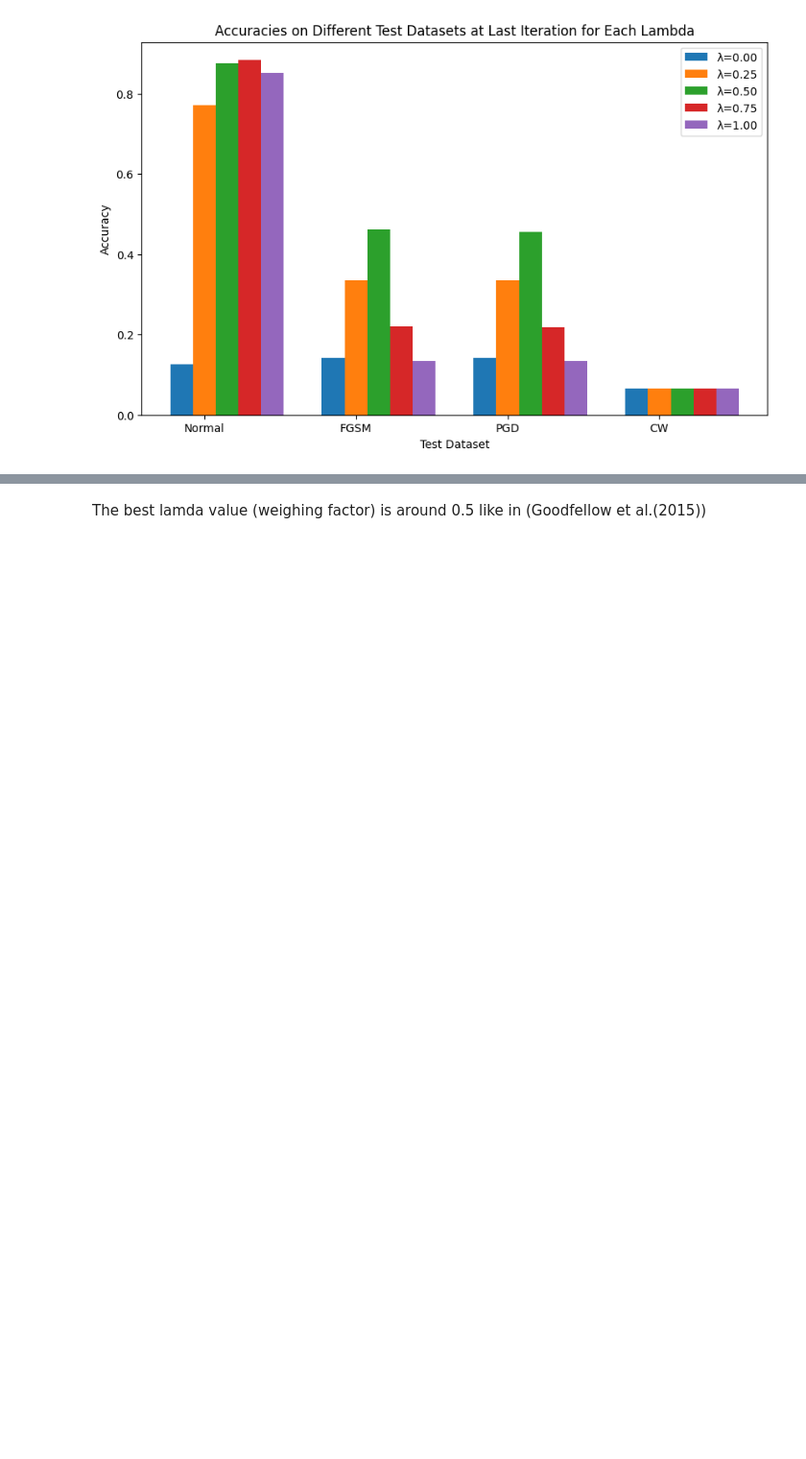
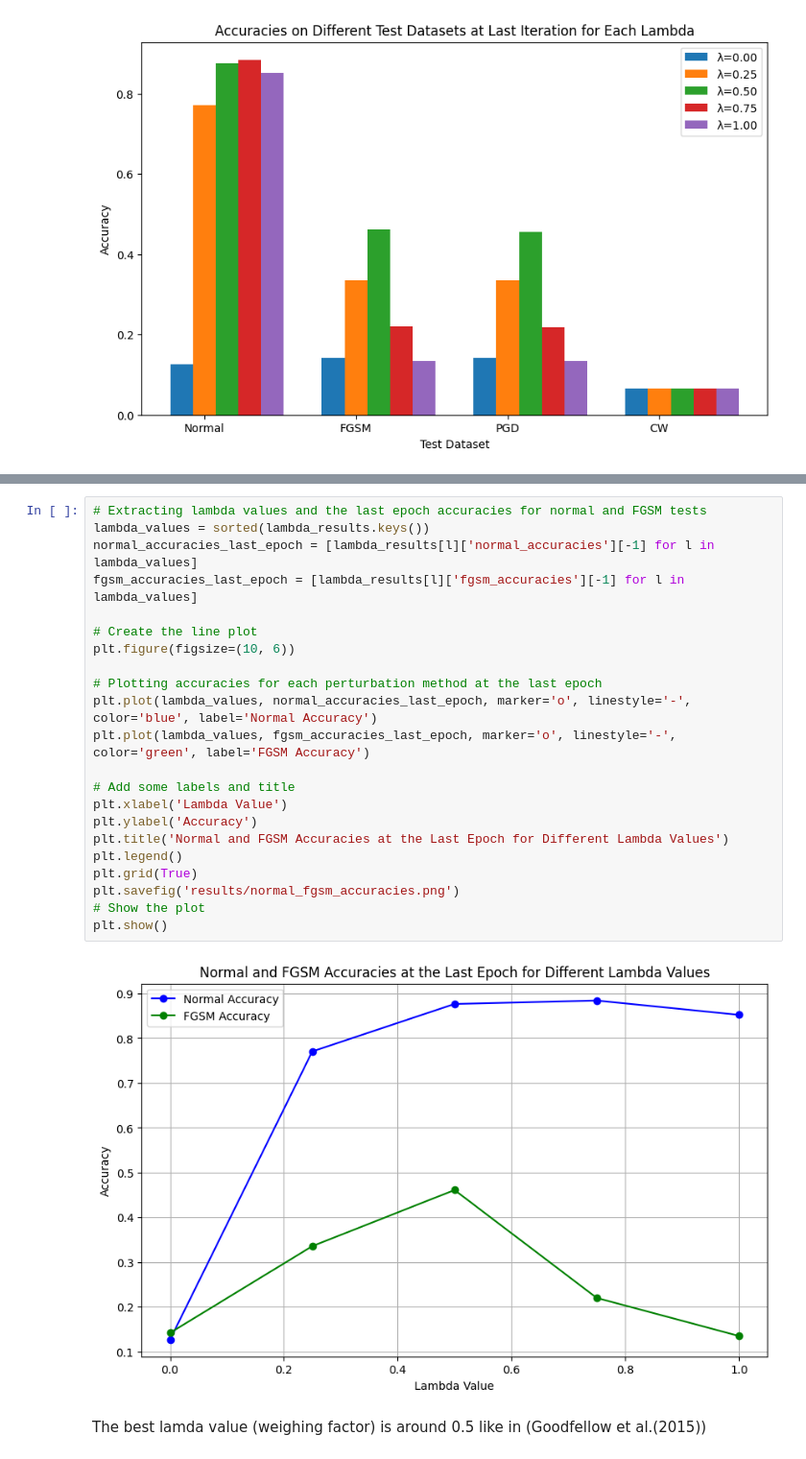
Before and after one commit to yann-Choho/Advanced_ML_project, a Jupyter notebook: attacks_defences.ipynb, the cells around one changed output, grey strips where cells are left out. Shown at 96% size. Cells and saved outputs as stored; diff of their text form; blank space fills up the shorter version.

```diff
--- a/attacks_defences.ipynb
+++ b/attacks_defences.ipynb
@@ -846,5 +784,29 @@ plt.legend()
 plt.show()
 # %% [output]
 [figure]
+# %%
+# Extracting lambda values and the last epoch accuracies for normal and FGSM tests
+lambda_values = sorted(lambda_results.keys())
+normal_accuracies_last_epoch = [lambda_results[l]['normal_accuracies'][-1] for l in lambda_values]
+fgsm_accuracies_last_epoch = [lambda_results[l]['fgsm_accuracies'][-1] for l in lambda_values]
+
+# Create the line plot
+plt.figure(figsize=(10, 6))
+
+# Plotting accuracies for each perturbation method at the last epoch
+plt.plot(lambda_values, normal_accuracies_last_epoch, marker='o', linestyle='-', color='blue', label='Normal Accuracy')
+plt.plot(lambda_values, fgsm_accuracies_last_epoch, marker='o', linestyle='-', color='green', label='FGSM Accuracy')
+
+# Add some labels and title
+plt.xlabel('Lambda Value')
+plt.ylabel('Accuracy')
+plt.title('Normal and FGSM Accuracies at the Last Epoch for Different Lambda Values')
+plt.legend()
+plt.grid(True)
+plt.savefig('results/normal_fgsm_accuracies.png')
+# Show the plot
+plt.show()
+# %% [output]
+[figure, added]
 # %% [markdown]
 The best lamda value (weighing factor) is around 0.5 like in (Goodfellow et al.(2015))
```
Also changed, not shown: parts of 30 cells of this notebook, 46 other files.
